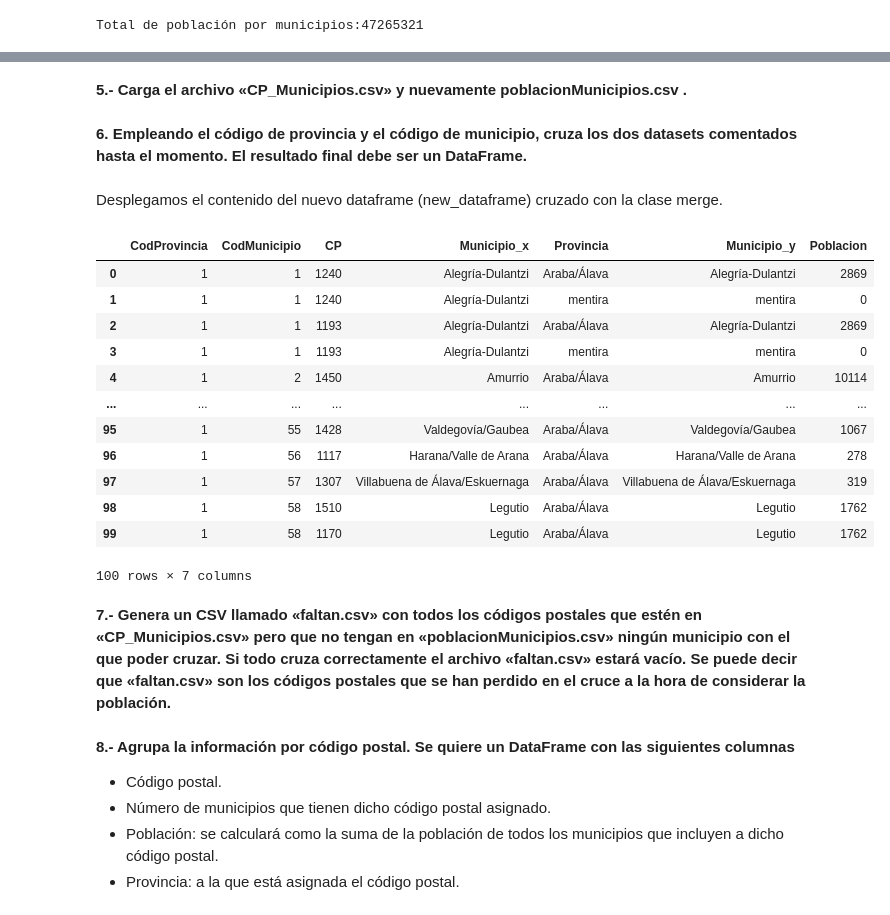
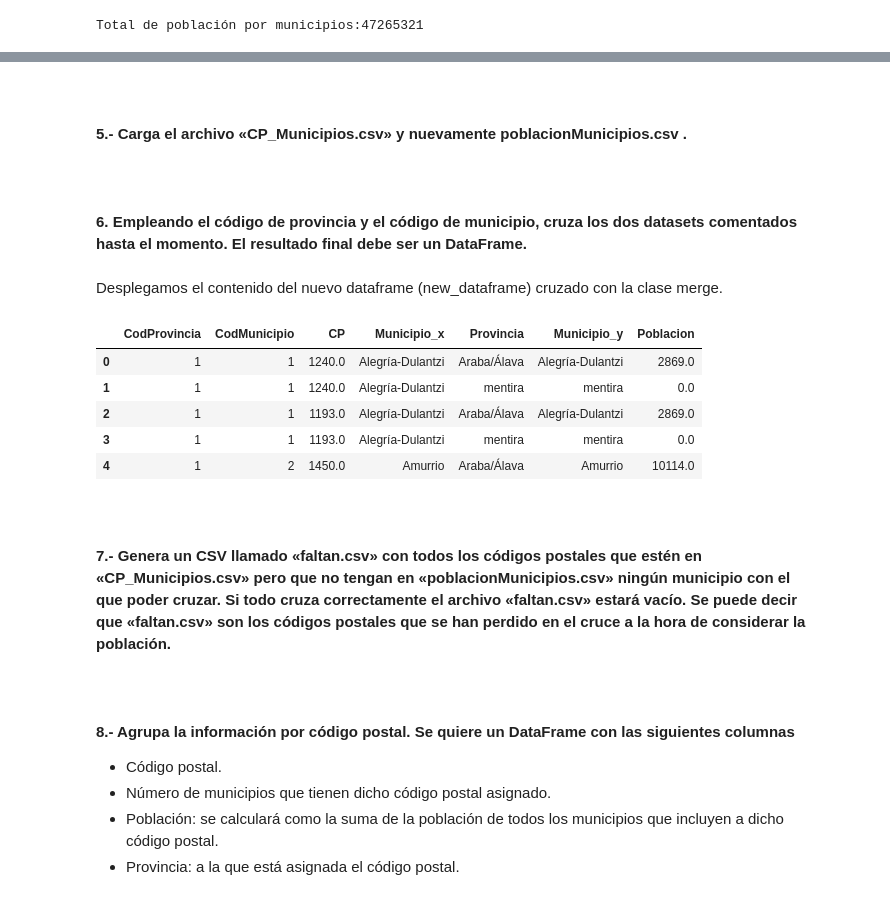
Before and after one commit to novagenio/unir, a Jupyter notebook: UNIR-mia01_t2_trab.ipynb, the cells around one changed output, grey strips where cells are left out. Cells and saved outputs as stored; diff of their text form; code cells hidden in the pictures.

```diff
--- a/UNIR-mia01_t2_trab.ipynb
+++ b/UNIR-mia01_t2_trab.ipynb
@@ -307,4 +323,5 @@ nuevo_df.head()
 # %% [markdown]
+<br/><br/>
 **5.- Carga el archivo «CP_Municipios.csv» y nuevamente poblacionMunicipios.csv .**
 # %%
 # cargamos el dataset desde el fichero .csv
@@ -313,26 +330,21 @@ CP_municipio_df = pd.read_csv("CP_Municipios.csv")
 pob_mun_df = pd.read_csv("poblacionMunicipios.csv")
 # %% [markdown]
+<br/><br/>
 **6. Empleando el código de provincia y el código de municipio, cruza los dos datasets comentados hasta el momento. El resultado final debe ser un DataFrame.**
 # %%
-new_dataframe = pd.merge(CP_municipio_df, pob_mun_df,  on=["CodProvincia", "CodMunicipio"], how="inner")
+new_dataframe = pd.merge(CP_municipio_df, pob_mun_df,  on=["CodProvincia", "CodMunicipio"], how="outer")
 # %% [markdown]
 Desplegamos el contenido del nuevo dataframe (new_dataframe) cruzado con la clase merge.
 # %%
-new_dataframe.head(100)
+new_dataframe.head()
 # %% [output]
 |  | CodProvincia | CodMunicipio | CP | Municipio_x | Provincia | Municipio_y | Poblacion |
-| 0 | 1 | 1 | 1240 | Alegría-Dulantzi | Araba/Álava | Alegría-Dulantzi | 2869 |
-| 1 | 1 | 1 | 1240 | Alegría-Dulantzi | mentira | mentira | 0 |
-| 2 | 1 | 1 | 1193 | Alegría-Dulantzi | Araba/Álava | Alegría-Dulantzi | 2869 |
-| 3 | 1 | 1 | 1193 | Alegría-Dulantzi | mentira | mentira | 0 |
-| 4 | 1 | 2 | 1450 | Amurrio | Araba/Álava | Amurrio | 10114 |
-| ... | ... | ... | ... | ... | ... | ... | ... |
-| 95 | 1 | 55 | 1428 | Valdegovía/Gaubea | Araba/Álava | Valdegovía/Gaubea | 1067 |
-| 96 | 1 | 56 | 1117 | Harana/Valle de Arana | Araba/Álava | Harana/Valle de Arana | 278 |
-| 97 | 1 | 57 | 1307 | Villabuena de Álava/Eskuernaga | Araba/Álava | Villabuena de Álava/Eskuernaga | 319 |
-| 98 | 1 | 58 | 1510 | Legutio | Araba/Álava | Legutio | 1762 |
-| 99 | 1 | 58 | 1170 | Legutio | Araba/Álava | Legutio | 1762 |
+| 0 | 1 | 1 | 1240.0 | Alegría-Dulantzi | Araba/Álava | Alegría-Dulantzi | 2869.0 |
+| 1 | 1 | 1 | 1240.0 | Alegría-Dulantzi | mentira | mentira | 0.0 |
+| 2 | 1 | 1 | 1193.0 | Alegría-Dulantzi | Araba/Álava | Alegría-Dulantzi | 2869.0 |
+| 3 | 1 | 1 | 1193.0 | Alegría-Dulantzi | mentira | mentira | 0.0 |
+| 4 | 1 | 2 | 1450.0 | Amurrio | Araba/Álava | Amurrio | 10114.0 |
-100 rows × 7 columns
 # %% [markdown]
+<br/><br/>
 **7.- Genera un CSV llamado «faltan.csv» con todos los códigos postales que estén en «CP_Municipios.csv» pero que no tengan en «poblacionMunicipios.csv» ningún municipio con el que poder cruzar. Si todo cruza correctamente el archivo «faltan.csv» estará vacío. Se puede decir que «faltan.csv» son los códigos postales que se han perdido en el cruce a la hora de considerar la población.**
 # %%
@@ -345,4 +357,5 @@ new_dataframe2.to_csv('faltan.csv', header=False, index=False)
 # %% [markdown]
+<br/><br/>
 **8.- Agrupa la información por código postal. Se quiere un DataFrame con las siguientes columnas**
 - Código postal.
 - Número de municipios que tienen dicho código postal asignado.
```
Also changed, not shown: parts of 30 cells of this notebook.
